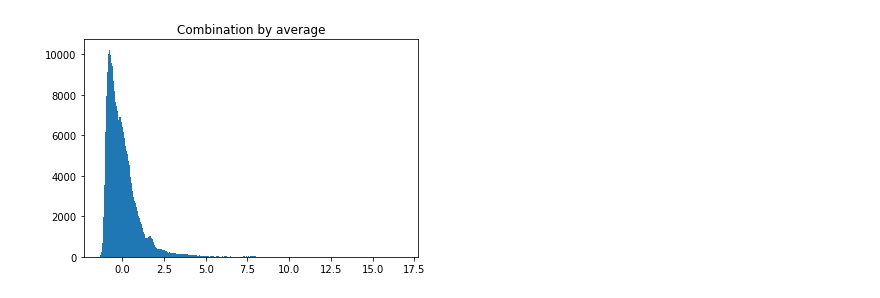
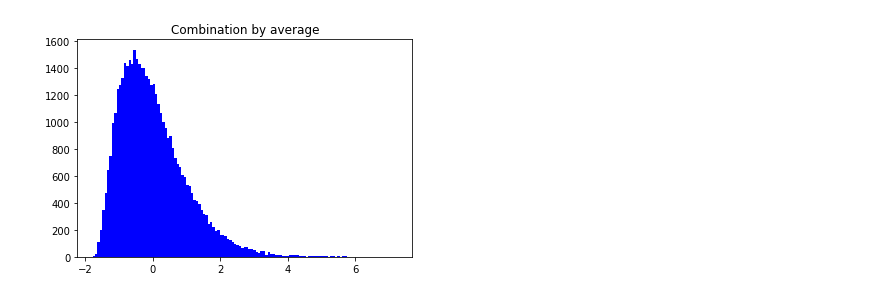
Before and after one commit to cloudhubs/log-errors, a Jupyter notebook: machine_learning/LogErrorMatcher tests.ipynb, the cells around one changed output. Drawn from its saved outputs; the diff is of its cells as text; code cells hidden in the pictures.

```diff
--- a/machine_learning/LogErrorMatcher tests.ipynb
+++ b/machine_learning/LogErrorMatcher tests.ipynb
@@ -47,0 +49,22 @@ for i in range(0, length):
+# %%
+# Create the training data from the loaded vectors
+
+# Add trace function
+def add_traces(result: list, add_in: list):
+    for j in range(0, result.shape[0]):
+        result[j] += add_in[j]
+    return result
+
+# Generate good data
+print("Generate good")
+data = []
+data_bad = titles.copy()
+random.Random(99).shuffle(data_bad)
+
+# Generate values
+print("Create final data")
+for i in range(0, len(titles)):
+    data.append(np.append(titles[i], traces[i]))
+    data_bad[i] = np.append(data_bad[i], traces[i])
+#    add_traces(data[i], traces[i])
+#    add_traces(data_bad[i], traces[i])
@@ -48,16 +74,19 @@ for i in range(0, length):
 # %%
+# Convert the data into a proper Panda data frame, with a set of labels to boot
+
 # Based on https://towardsdatascience.com/use-the-isolated-forest-with-pyod-3818eea68f08
 # Create
-X: list = []
-X.extend(data)
-X.extend(data_bad)
+X = np.append(data_bad, data, axis=0)
 length = len(data)
-y = [0] * len(X)
+y = np.zeros(len(X))
 for i in range(0, length):
-    y[i] = 1
+    y[i] = 0
+    y[i + length] = 1
+
+X = pd.DataFrame(X)
 
 # Standardize
-X = StandardScaler().fit_transform(X)
+#X = MinMaxScaler().fit_transform(StandardScaler().fit_transform(X))
 X = pd.DataFrame(X)
-y = pd.DataFrame(y)
+#y = pd.DataFrame(y)
 # %%
@@ -116,14 +152,15 @@ test_scores  = pd.DataFrame({'clf1': clf1.decision_function(X_test),
 # Normalize
 train_scores_norm, test_scores_norm = standardizer(train_scores,test_scores)
 # %%
+# Display a hitogram of the anomaly scores. For the data set listed here, 3+ appears to be an anomaly
+
 # One more time: from https://towardsdatascience.com/use-the-isolated-forest-with-pyod-3818eea68f08
 # Combination by average
 y_by_average = average(test_scores_norm)
 
-plt.hist(y_by_average, bins='auto')  # arguments are passed to np.histogram
+plt.hist(y_by_average, bins='auto', color='blue')  # arguments are passed to np.histogram
 plt.title("Combination by average")
 plt.show()
-# Result: 6.25+ is definitely outliers, looks like could be dialed back as far as to 5
 # %% [output]
-[figure, old version]
+[figure, new version]
 # %%
```
Also changed, not shown: parts of 19 cells of this notebook.
